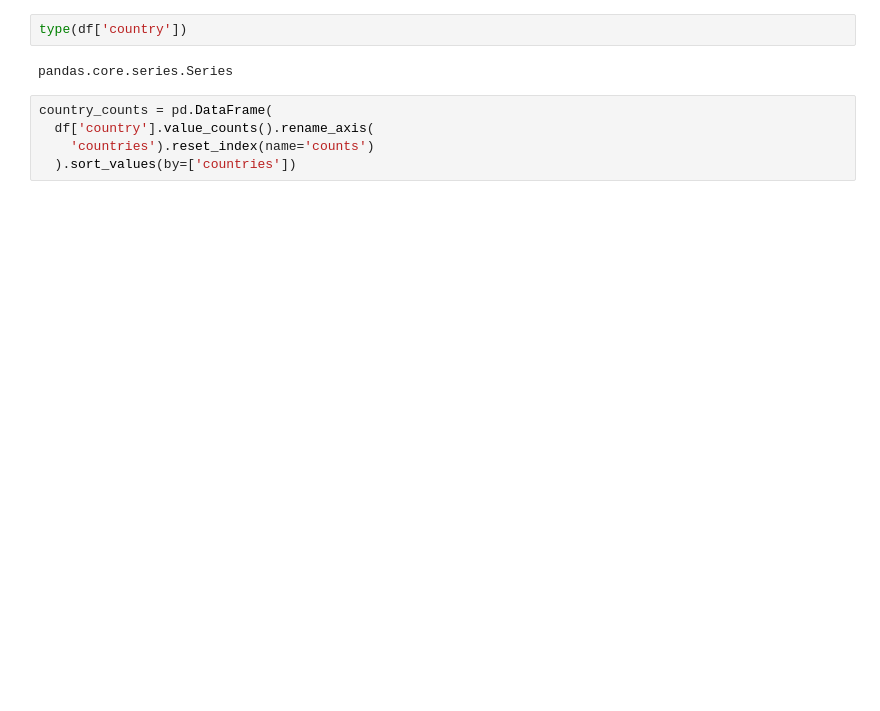
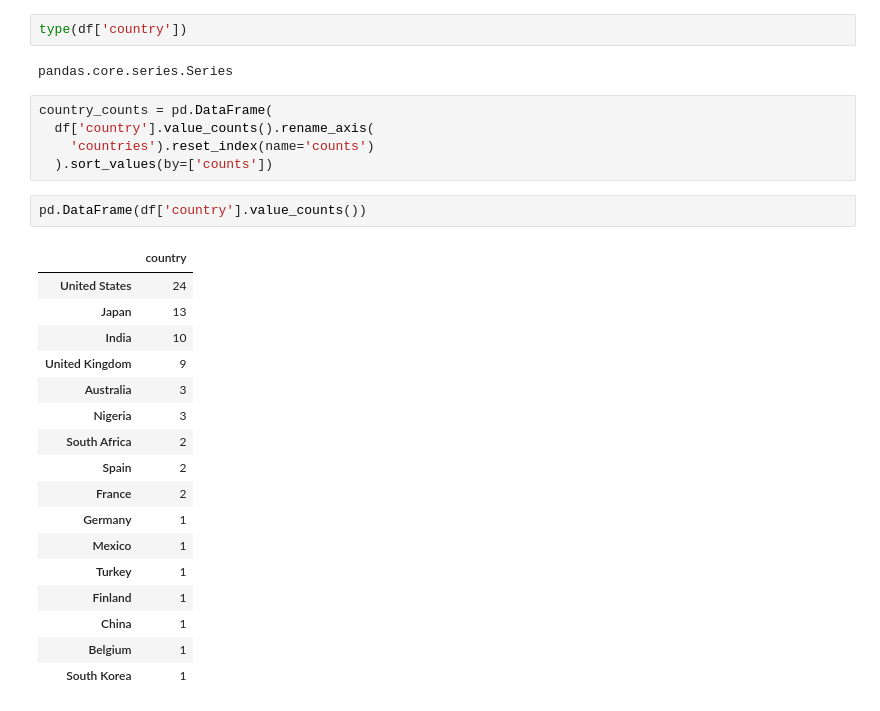
Before and after one commit to toanpv-2417/Python_tutorial, a Jupyter notebook: Test.ipynb, the cells around one changed output. Drawn from its saved outputs; the diff is of its cells as text; blank space fills up the shorter version.

```diff
--- a/Test.ipynb
+++ b/Test.ipynb
@@ -40,7 +77,27 @@ pandas.core.series.Series
 country_counts = pd.DataFrame(
   df['country'].value_counts().rename_axis(
     'countries').reset_index(name='counts')
-  ).sort_values(by=['countries'])
+  ).sort_values(by=['counts'])
+# %%
+pd.DataFrame(df['country'].value_counts())
+# %% [output]
+|  | country |
+| United States | 24 |
+| Japan | 13 |
+| India | 10 |
+| United Kingdom | 9 |
+| Australia | 3 |
+| Nigeria | 3 |
+| South Africa | 2 |
+| Spain | 2 |
+| France | 2 |
+| Germany | 1 |
+| Mexico | 1 |
+| Turkey | 1 |
+| Finland | 1 |
+| China | 1 |
+| Belgium | 1 |
+| South Korea | 1 |
 # %%
 country_counts
 # %% [output]
```
Also changed, not shown: parts of 7 cells of this notebook, 7 other files.
